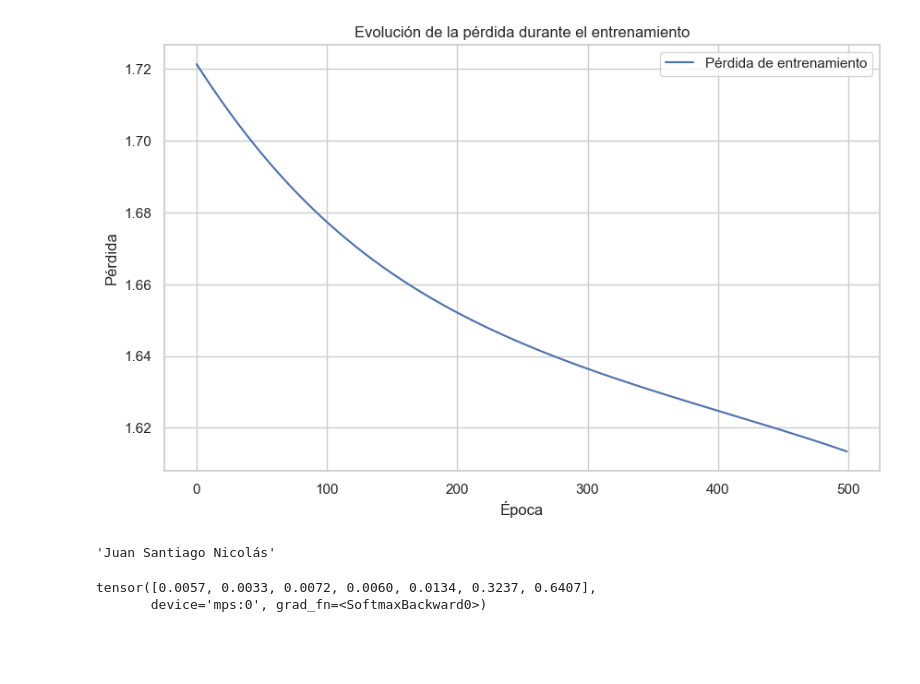
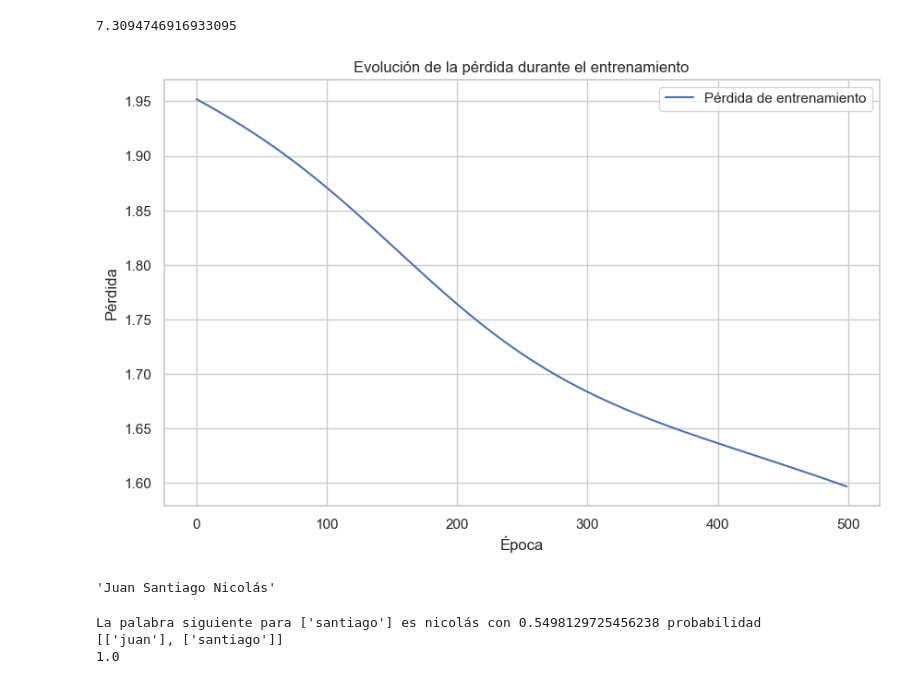
Before and after one commit to EAndrade-Lotero/LMsFrom0, a Jupyter notebook: src/notebooks/tour_ffnlm.ipynb, the cells around one changed output. Drawn from its saved outputs; the diff is of its cells as text; code cells hidden in the pictures; blank space fills up the shorter version.

Commit message:
funcion accuracy tour_ffnlm

```diff
--- a/src/notebooks/tour_ffnlm.ipynb
+++ b/src/notebooks/tour_ffnlm.ipynb
@@ -63,23 +126,29 @@ tensor([0.1244, 0.0734, 0.1358, 0.1280, 0.2295, 0.1326, 0.1762],
+# %%
+lm.perplexity(text=texto)
+# %% [output]
+7.3094746916933095
 # %%
 batch_size = 2
 parameters = {
-	"learning_rate":1e-2,
+	"learning_rate":1e-4,
 	"window_length":window_length,
 	"batch_size":batch_size,
 	"num_epochs":500
 }
 lm.train(
 	texto=texto,
 	parametros=parameters
 )
 # %% [output]
-[figure, old version]
+[figure, new version]
 # %%
 texto
 # %% [output]
 'Juan Santiago Nicolás'
-# %%
-lm.probabilities(['juan'])
-# %% [output]
-tensor([0.0057, 0.0033, 0.0072, 0.0060, 0.0134, 0.3237, 0.6407],
-       device='mps:0', grad_fn=<SoftmaxBackward0>)
+# %%
+print(encontrar_maxima_probabilidad(palabras=['santiago'], lm=lm, mostrar_prob=True))
+print(accuracy(text=texto, lm=lm, mostrar_correctos=True))
+# %% [output]
+La palabra siguiente para ['santiago'] es nicolás con 0.5498129725456238 probabilidad
+[['juan'], ['santiago']]
+1.0
```
Also changed, not shown: parts of 38 cells of this notebook.
